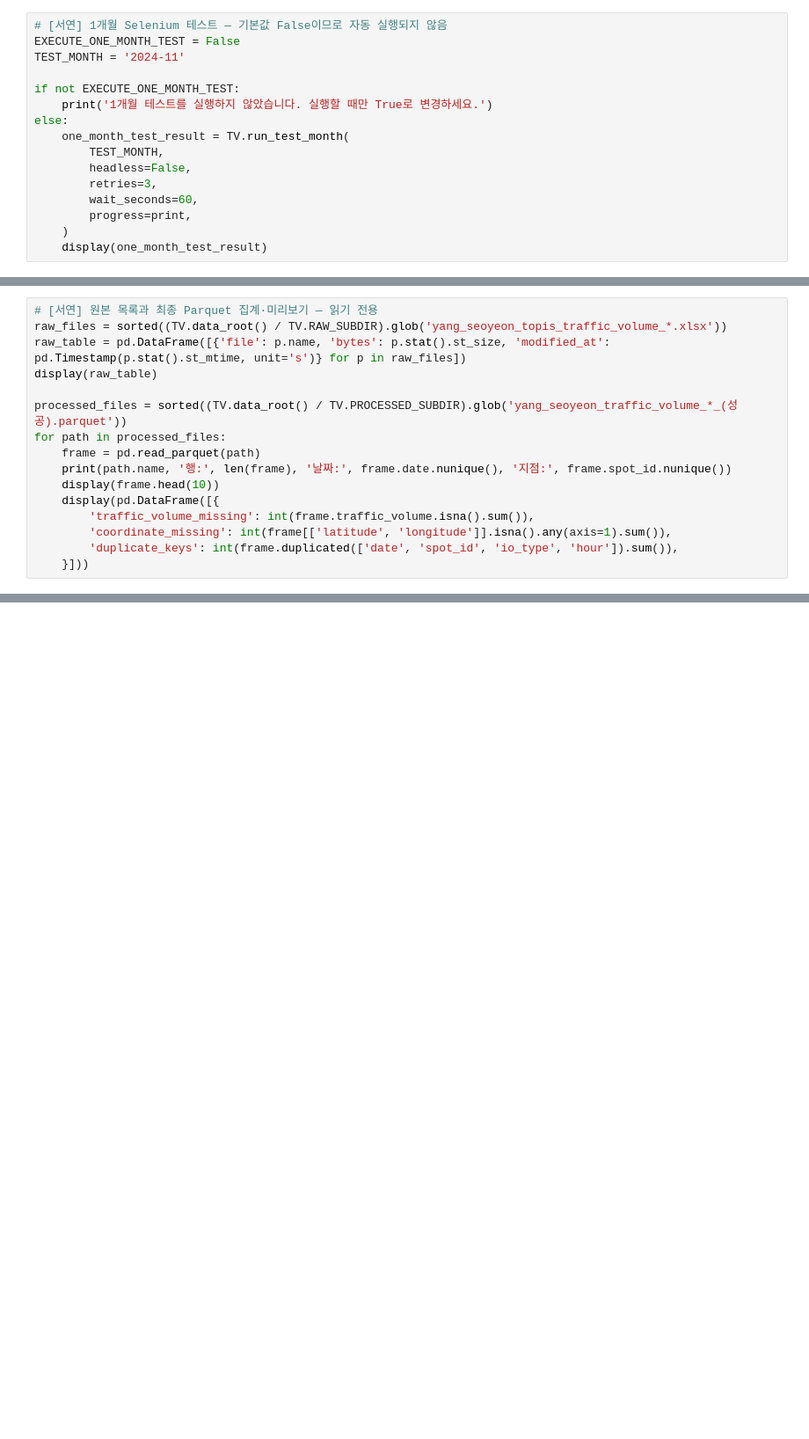
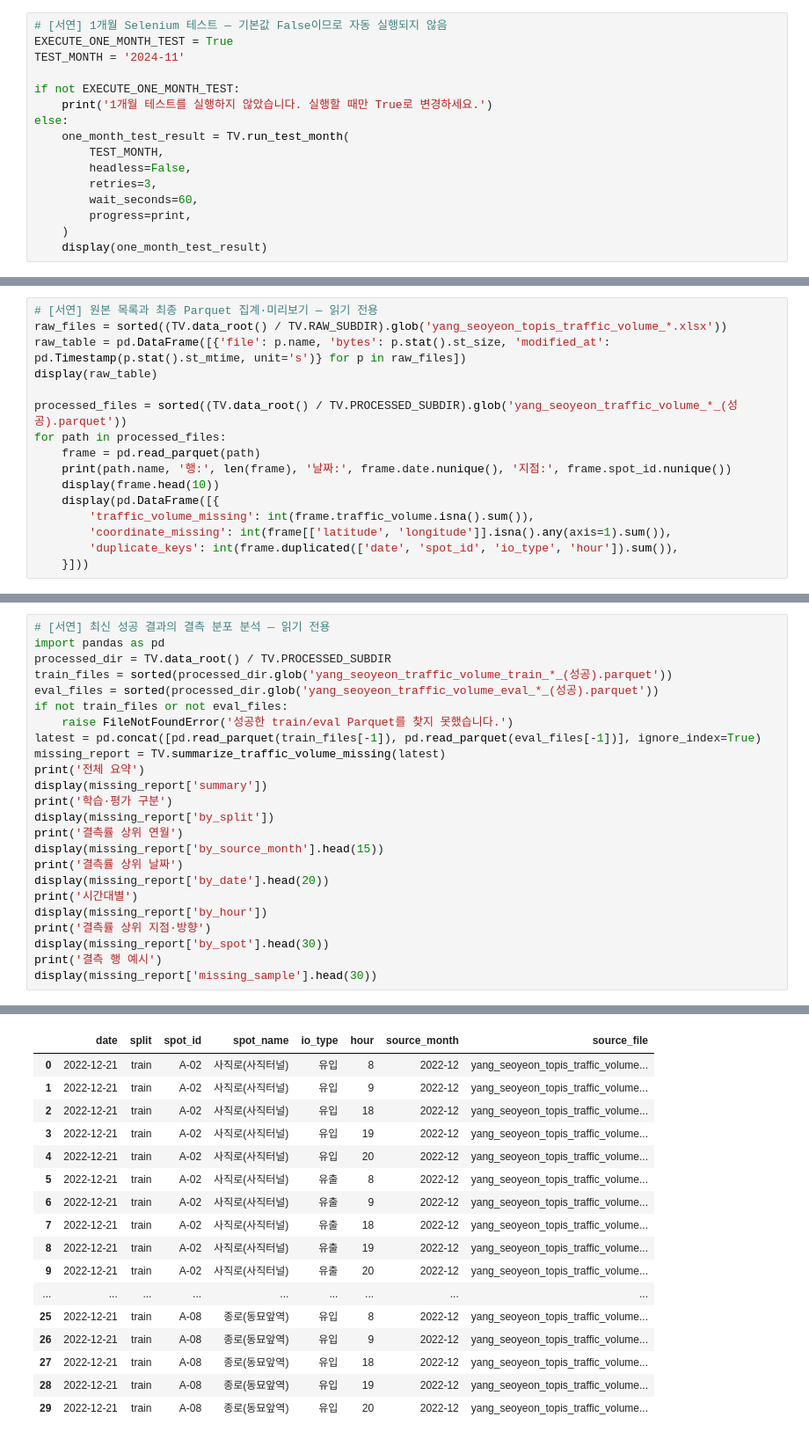
Before and after one commit to data-crawling-6/seoul-weather-traffic, a Jupyter notebook: notebooks/yang_seoyeon/yang_seoyeon_05_traffic_volume.ipynb, the cells around one changed output, grey strips where cells are left out. Shown at 88% size. Drawn from its saved outputs; the diff is of its cells as text; blank space fills up the shorter version.

Commit message:
Fix traffic volume run records and update validation

```diff
--- a/notebooks/yang_seoyeon/yang_seoyeon_05_traffic_volume.ipynb
+++ b/notebooks/yang_seoyeon/yang_seoyeon_05_traffic_volume.ipynb
@@ -100,6 +150,6 @@ for path in screenshots:
 # %%
 # [서연] 1개월 Selenium 테스트 — 기본값 False이므로 자동 실행되지 않음
-EXECUTE_ONE_MONTH_TEST = False
+EXECUTE_ONE_MONTH_TEST = True
 TEST_MONTH = '2024-11'
 
 if not EXECUTE_ONE_MONTH_TEST:
@@ -170,0 +229,25 @@ for path in processed_files:
+# %%
+# [서연] 최신 성공 결과의 결측 분포 분석 — 읽기 전용
+import pandas as pd
+processed_dir = TV.data_root() / TV.PROCESSED_SUBDIR
+train_files = sorted(processed_dir.glob('yang_seoyeon_traffic_volume_train_*_(성공).parquet'))
+eval_files = sorted(processed_dir.glob('yang_seoyeon_traffic_volume_eval_*_(성공).parquet'))
+if not train_files or not eval_files:
+    raise FileNotFoundError('성공한 train/eval Parquet를 찾지 못했습니다.')
+latest = pd.concat([pd.read_parquet(train_files[-1]), pd.read_parquet(eval_files[-1])], ignore_index=True)
+missing_report = TV.summarize_traffic_volume_missing(latest)
+print('전체 요약')
+display(missing_report['summary'])
+print('학습·평가 구분')
+display(missing_report['by_split'])
+print('결측률 상위 연월')
+display(missing_report['by_source_month'].head(15))
+print('결측률 상위 날짜')
+display(missing_report['by_date'].head(20))
+print('시간대별')
+display(missing_report['by_hour'])
+print('결측률 상위 지점·방향')
+display(missing_report['by_spot'].head(30))
+print('결측 행 예시')
+display(missing_report['missing_sample'].head(30))
+# %% [output]
@@ -171 +322,18 @@ for path in processed_files:
+|  | date | split | spot_id | spot_name | io_type | hour | source_month | source_file |
+| 0 | 2022-12-21 | train | A-02 | 사직로(사직터널) | 유입 | 8 | 2022-12 | yang_seoyeon_topis_traffic_volume... |
+| 1 | 2022-12-21 | train | A-02 | 사직로(사직터널) | 유입 | 9 | 2022-12 | yang_seoyeon_topis_traffic_volume... |
+| 2 | 2022-12-21 | train | A-02 | 사직로(사직터널) | 유입 | 18 | 2022-12 | yang_seoyeon_topis_traffic_volume... |
+| 3 | 2022-12-21 | train | A-02 | 사직로(사직터널) | 유입 | 19 | 2022-12 | yang_seoyeon_topis_traffic_volume... |
+| 4 | 2022-12-21 | train | A-02 | 사직로(사직터널) | 유입 | 20 | 2022-12 | yang_seoyeon_topis_traffic_volume... |
+| 5 | 2022-12-21 | train | A-02 | 사직로(사직터널) | 유출 | 8 | 2022-12 | yang_seoyeon_topis_traffic_volume... |
+| 6 | 2022-12-21 | train | A-02 | 사직로(사직터널) | 유출 | 9 | 2022-12 | yang_seoyeon_topis_traffic_volume... |
+| 7 | 2022-12-21 | train | A-02 | 사직로(사직터널) | 유출 | 18 | 2022-12 | yang_seoyeon_topis_traffic_volume... |
+| 8 | 2022-12-21 | train | A-02 | 사직로(사직터널) | 유출 | 19 | 2022-12 | yang_seoyeon_topis_traffic_volume... |
+| 9 | 2022-12-21 | train | A-02 | 사직로(사직터널) | 유출 | 20 | 2022-12 | yang_seoyeon_topis_traffic_volume... |
+| ... | ... | ... | ... | ... | ... | ... | ... | ... |
+| 25 | 2022-12-21 | train | A-08 | 종로(동묘앞역) | 유입 | 8 | 2022-12 | yang_seoyeon_topis_traffic_volume... |
+| 26 | 2022-12-21 | train | A-08 | 종로(동묘앞역) | 유입 | 9 | 2022-12 | yang_seoyeon_topis_traffic_volume... |
+| 27 | 2022-12-21 | train | A-08 | 종로(동묘앞역) | 유입 | 18 | 2022-12 | yang_seoyeon_topis_traffic_volume... |
+| 28 | 2022-12-21 | train | A-08 | 종로(동묘앞역) | 유입 | 19 | 2022-12 | yang_seoyeon_topis_traffic_volume... |
+| 29 | 2022-12-21 | train | A-08 | 종로(동묘앞역) | 유입 | 20 | 2022-12 | yang_seoyeon_topis_traffic_volume... |
 # %% [markdown]
```
Also changed, not shown: parts of 13 cells of this notebook, 2 other files.
